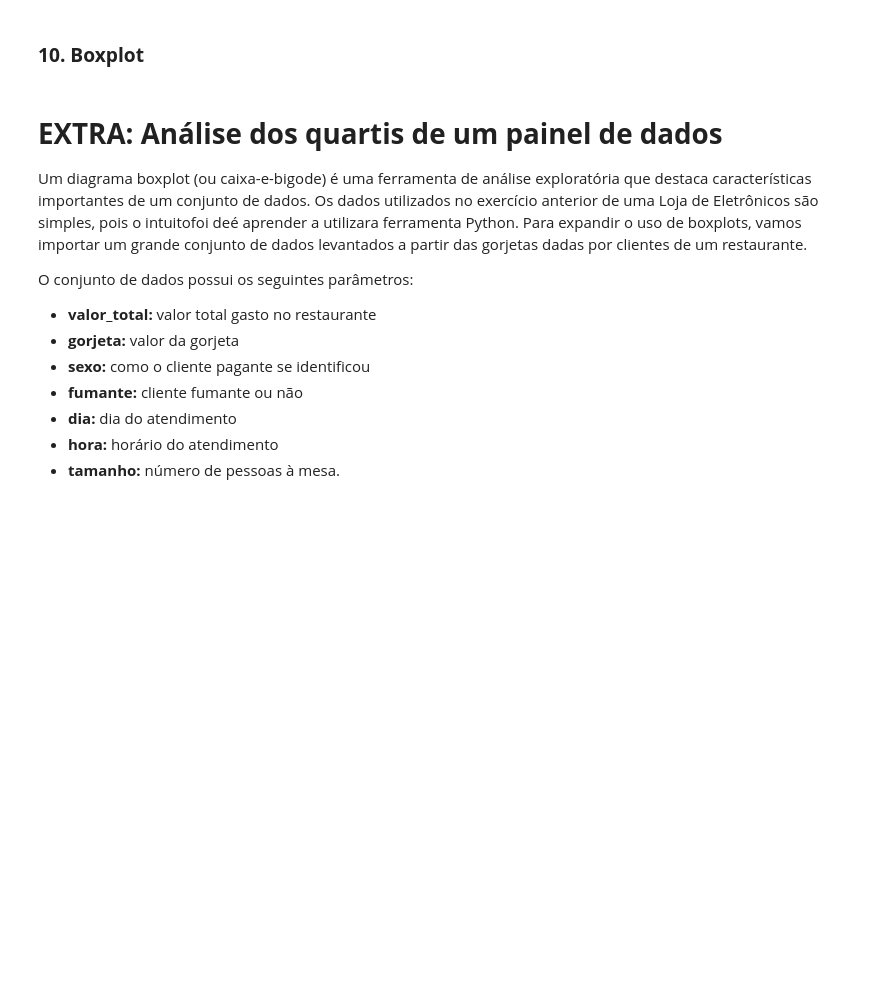
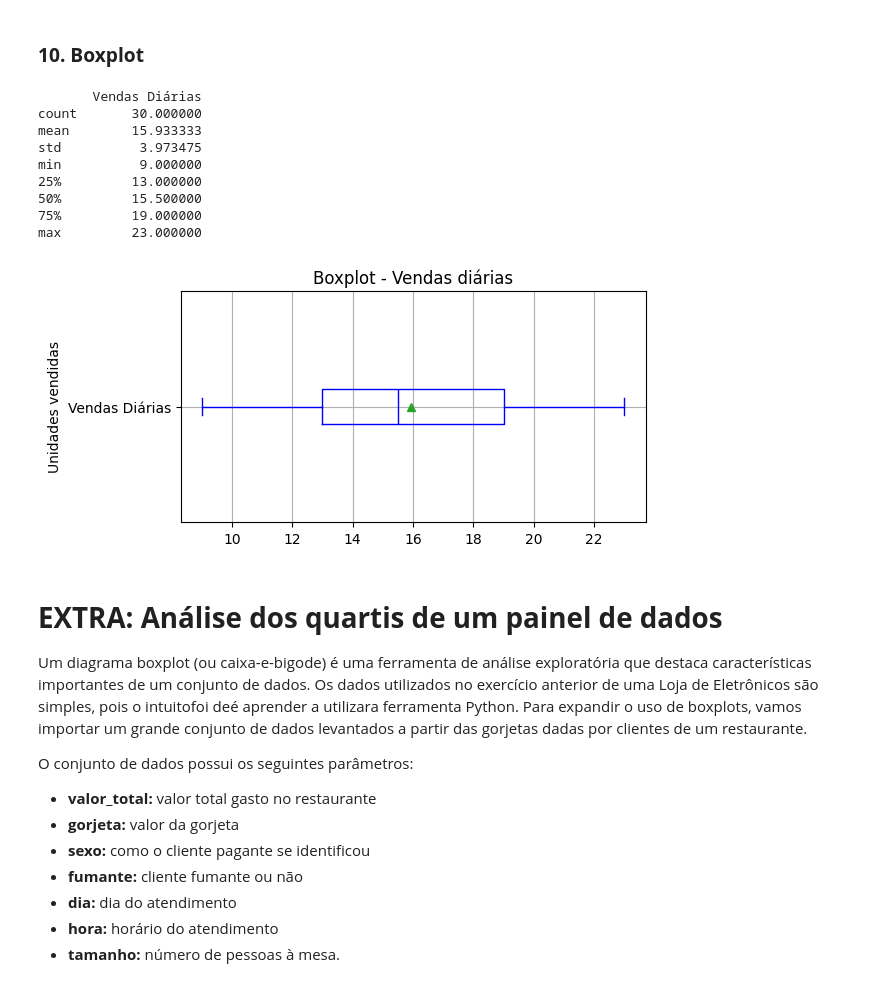
Before and after one commit to BrenoAugustoOG/IMT, a Jupyter notebook: 2-Semestre/estatistica/Lab 05 e 06 - Estatística Descritiva 4 - Visualização de Dados - Aluno.ipynb, the cells around one changed output. Drawn from its saved outputs; the diff is of its cells as text; code cells hidden in the pictures; blank space fills up the shorter version.

```diff
--- a/2-Semestre/estatistica/Lab 05 e 06 - Estatística Descritiva 4 - Visualização de Dados - Aluno.ipynb
+++ b/2-Semestre/estatistica/Lab 05 e 06 - Estatística Descritiva 4 - Visualização de Dados - Aluno.ipynb
@@ -69,7 +69,7 @@ from scipy.stats import cumfreq
 
 vendas_diarias = [12, 15, 14, 10, 12, 16, 18, 17, 14, 19, 20, 22, 21, 15, 14, 13, 16, 15, 12, 10, 9, 11, 13, 17, 18, 19, 20, 21, 22, 23]
 vendas = pd.DataFrame({
-    'Vendas Diárias': vendas_diarias
+    'Vendas diárias': vendas_diarias
 })
 
 categorias = ['TVs', 'Laptops', 'Celulares', 'Tablets']
@@ -252,3 +278,25 @@ plt.show()
+# %%
+# 10. Boxplot
+print(vendas.describe())
+
+vendas.boxplot(column=['Vendas Diárias'], color='blue',vert=False, showmeans=True, figsize=(6,3))
+
+plt.title('Boxplot - Vendas diárias')
+plt.ylabel('Unidades vendidas')
+plt.suptitle('')
+
+plt.show()
+# %% [output]
+       Vendas Diárias
+count       30.000000
+mean        15.933333
+std          3.973475
+min          9.000000
+25%         13.000000
+50%         15.500000
+75%         19.000000
+max         23.000000
+[figure, added]
 # %% [markdown]
 # **EXTRA: Análise dos quartis de um painel de dados**
 
```
Also changed, not shown: parts of 11 cells of this notebook.
